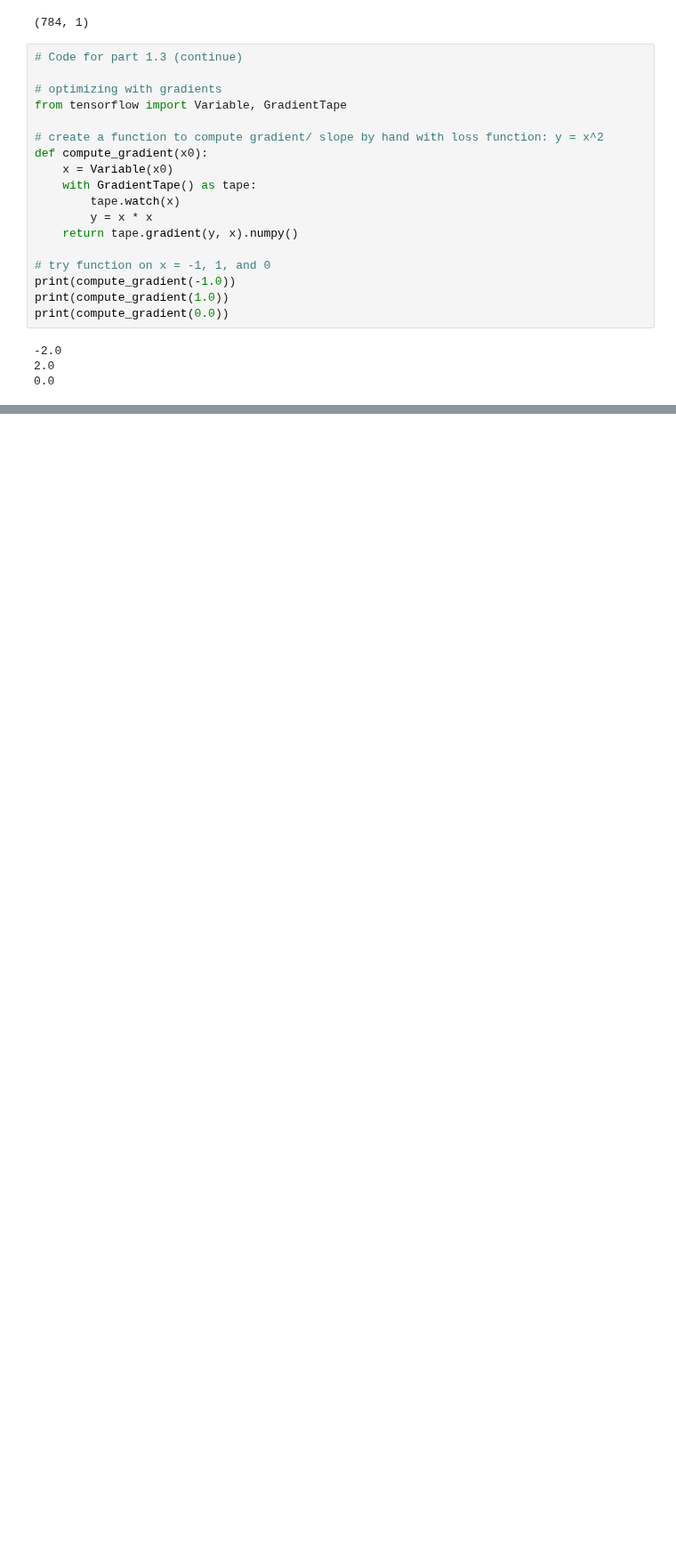
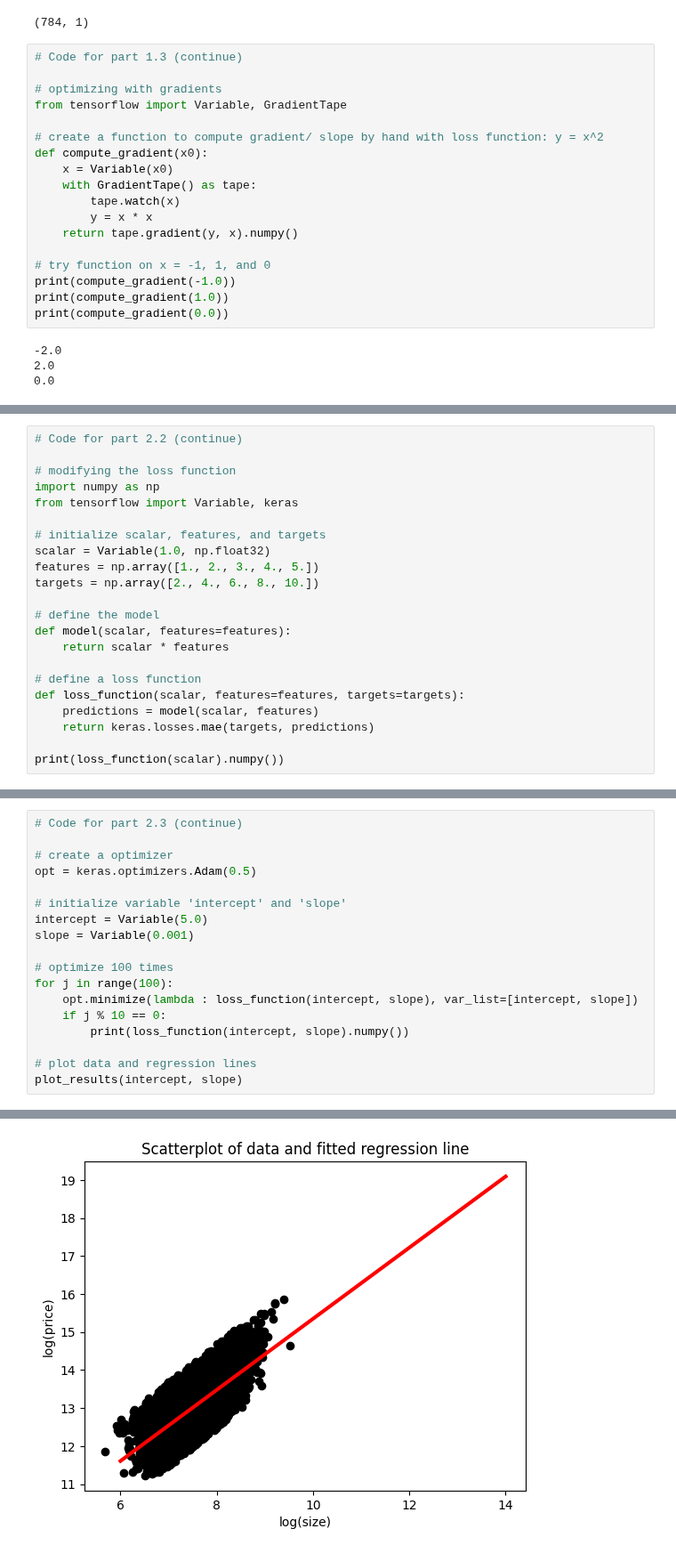
Before and after one commit to GuoweiYang19891101/datacamp_machine_learning_scientist_python, a Jupyter notebook: 14_intro_tensorflow.ipynb, the cells around one changed output, grey strips where cells are left out. Shown at 89% size. Cells and saved outputs as stored; diff of their text form; blank space fills up the shorter version.

```diff
--- a/14_intro_tensorflow.ipynb
+++ b/14_intro_tensorflow.ipynb
@@ -353,0 +448,22 @@ print(prediction.numpy())
+# %%
+# Code for part 2.2 (continue)
+
+# modifying the loss function
+import numpy as np
+from tensorflow import Variable, keras
+
+# initialize scalar, features, and targets
+scalar = Variable(1.0, np.float32)
+features = np.array([1., 2., 3., 4., 5.])
+targets = np.array([2., 4., 6., 8., 10.])
+
+# define the model
+def model(scalar, features=features):
+    return scalar * features
+
+# define a loss function
+def loss_function(scalar, features=features, targets=targets):
+    predictions = model(scalar, features)
+    return keras.losses.mae(targets, predictions)
+
+print(loss_function(scalar).numpy())
@@ -353,0 +537,19 @@ print(prediction.numpy())
+# %%
+# Code for part 2.3 (continue)
+
+# create a optimizer
+opt = keras.optimizers.Adam(0.5)
+
+# initialize variable 'intercept' and 'slope'
+intercept = Variable(5.0)
+slope = Variable(0.001)
+
+# optimize 100 times
+for j in range(100):
+    opt.minimize(lambda : loss_function(intercept, slope), var_list=[intercept, slope])
+    if j % 10 == 0:
+        print(loss_function(intercept, slope).numpy())
+
+# plot data and regression lines
+plot_results(intercept, slope)
+# %% [output]
@@ -353,0 +566 @@ print(prediction.numpy())
+[figure, added]
```
Also changed, not shown: parts of 16 cells of this notebook, 1 other file.
